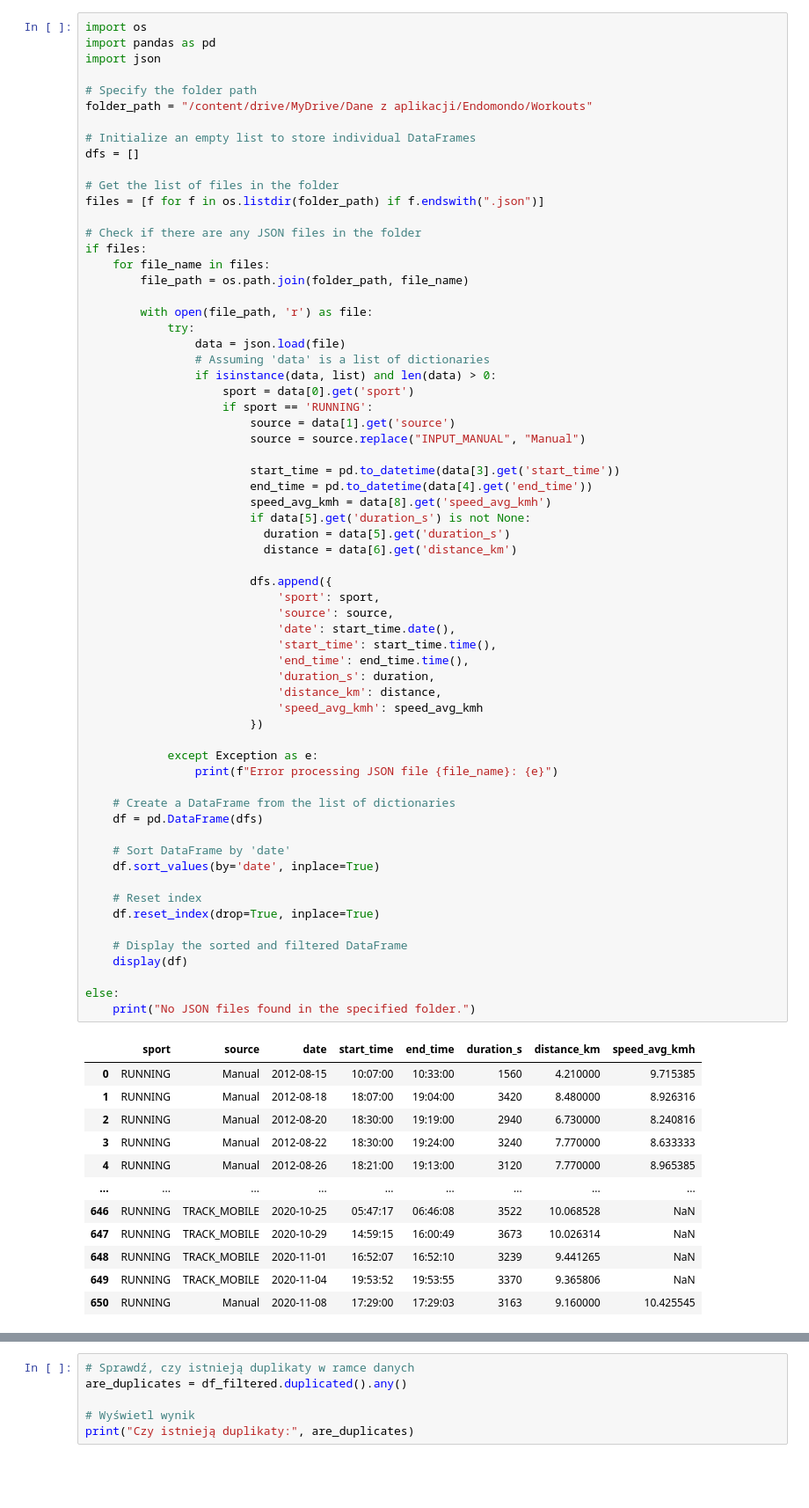
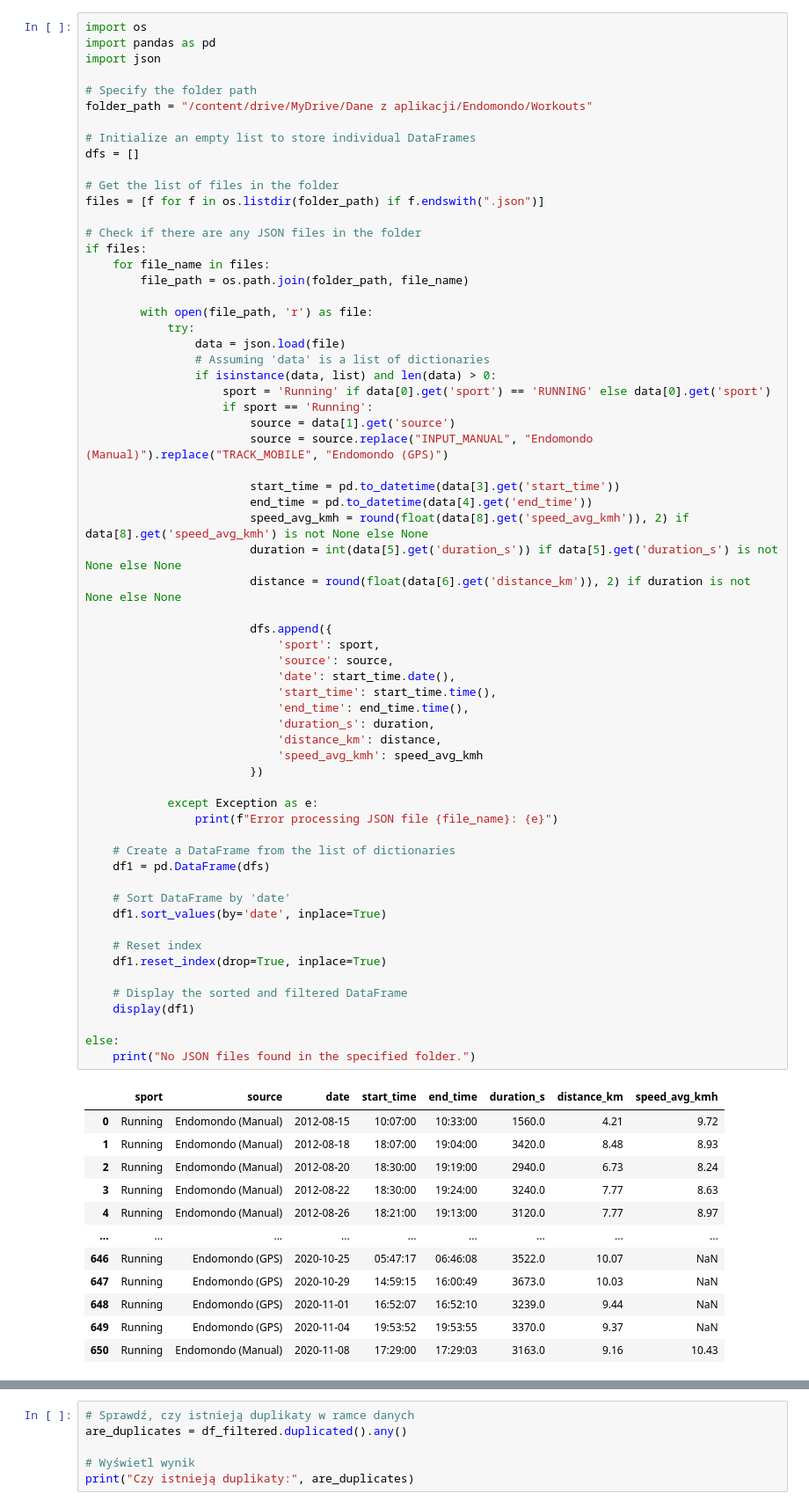
Before and after one commit to slawomirzurek/SQL_Course_2_Solutions, a Jupyter notebook: Workouts2.ipynb, the cells around one changed output, grey strips where cells are left out. Shown: that part at 88% size. Cells and saved outputs as stored; diff of their text form; blank space fills up the shorter version.

```diff
--- a/Workouts2.ipynb
+++ b/Workouts2.ipynb
@@ -24,58 +24,57 @@ if files:
                 data = json.load(file)
                 # Assuming 'data' is a list of dictionaries
                 if isinstance(data, list) and len(data) > 0:
-                    sport = data[0].get('sport')
-                    if sport == 'RUNNING':
+                    sport = 'Running' if data[0].get('sport') == 'RUNNING' else data[0].get('sport')
+                    if sport == 'Running':
                         source = data[1].get('source')
-                        source = source.replace("INPUT_MANUAL", "Manual")
+                        source = source.replace("INPUT_MANUAL", "Endomondo (Manual)").replace("TRACK_MOBILE", "Endomondo (GPS)")
 
                         start_time = pd.to_datetime(data[3].get('start_time'))
                         end_time = pd.to_datetime(data[4].get('end_time'))
-                        speed_avg_kmh = data[8].get('speed_avg_kmh')
-                        if data[5].get('duration_s') is not None:
-                          duration = data[5].get('duration_s')
-                          distance = data[6].get('distance_km')
+                        speed_avg_kmh = round(float(data[8].get('speed_avg_kmh')), 2) if data[8].get('speed_avg_kmh') is not None else None
+                        duration = int(data[5].get('duration_s')) if data[5].get('duration_s') is not None else None
+                        distance = round(float(data[6].get('distance_km')), 2) if duration is not None else None
 
                         dfs.append({
                             'sport': sport,
                             'source': source,
                             'date': start_time.date(),
                             'start_time': start_time.time(),
                             'end_time': end_time.time(),
                             'duration_s': duration,
                             'distance_km': distance,
                             'speed_avg_kmh': speed_avg_kmh
                         })
 
             except Exception as e:
                 print(f"Error processing JSON file {file_name}: {e}")
 
     # Create a DataFrame from the list of dictionaries
-    df = pd.DataFrame(dfs)
+    df1 = pd.DataFrame(dfs)
 
     # Sort DataFrame by 'date'
-    df.sort_values(by='date', inplace=True)
+    df1.sort_values(by='date', inplace=True)
 
     # Reset index
-    df.reset_index(drop=True, inplace=True)
+    df1.reset_index(drop=True, inplace=True)
 
     # Display the sorted and filtered DataFrame
-    display(df)
+    display(df1)
 
 else:
     print("No JSON files found in the specified folder.")
 # %% [output]
 |  | sport | source | date | start_time | end_time | duration_s | distance_km | speed_avg_kmh |
-| 0 | RUNNING | Manual | 2012-08-15 | 10:07:00 | 10:33:00 | 1560 | 4.210000 | 9.715385 |
-| 1 | RUNNING | Manual | 2012-08-18 | 18:07:00 | 19:04:00 | 3420 | 8.480000 | 8.926316 |
-| 2 | RUNNING | Manual | 2012-08-20 | 18:30:00 | 19:19:00 | 2940 | 6.730000 | 8.240816 |
-| 3 | RUNNING | Manual | 2012-08-22 | 18:30:00 | 19:24:00 | 3240 | 7.770000 | 8.633333 |
-| 4 | RUNNING | Manual | 2012-08-26 | 18:21:00 | 19:13:00 | 3120 | 7.770000 | 8.965385 |
+| 0 | Running | Endomondo (Manual) | 2012-08-15 | 10:07:00 | 10:33:00 | 1560.0 | 4.21 | 9.72 |
+| 1 | Running | Endomondo (Manual) | 2012-08-18 | 18:07:00 | 19:04:00 | 3420.0 | 8.48 | 8.93 |
+| 2 | Running | Endomondo (Manual) | 2012-08-20 | 18:30:00 | 19:19:00 | 2940.0 | 6.73 | 8.24 |
+| 3 | Running | Endomondo (Manual) | 2012-08-22 | 18:30:00 | 19:24:00 | 3240.0 | 7.77 | 8.63 |
+| 4 | Running | Endomondo (Manual) | 2012-08-26 | 18:21:00 | 19:13:00 | 3120.0 | 7.77 | 8.97 |
 | ... | ... | ... | ... | ... | ... | ... | ... | ... |
-| 646 | RUNNING | TRACK_MOBILE | 2020-10-25 | 05:47:17 | 06:46:08 | 3522 | 10.068528 | NaN |
-| 647 | RUNNING | TRACK_MOBILE | 2020-10-29 | 14:59:15 | 16:00:49 | 3673 | 10.026314 | NaN |
-| 648 | RUNNING | TRACK_MOBILE | 2020-11-01 | 16:52:07 | 16:52:10 | 3239 | 9.441265 | NaN |
-| 649 | RUNNING | TRACK_MOBILE | 2020-11-04 | 19:53:52 | 19:53:55 | 3370 | 9.365806 | NaN |
-| 650 | RUNNING | Manual | 2020-11-08 | 17:29:00 | 17:29:03 | 3163 | 9.160000 | 10.425545 |
+| 646 | Running | Endomondo (GPS) | 2020-10-25 | 05:47:17 | 06:46:08 | 3522.0 | 10.07 | NaN |
+| 647 | Running | Endomondo (GPS) | 2020-10-29 | 14:59:15 | 16:00:49 | 3673.0 | 10.03 | NaN |
+| 648 | Running | Endomondo (GPS) | 2020-11-01 | 16:52:07 | 16:52:10 | 3239.0 | 9.44 | NaN |
+| 649 | Running | Endomondo (GPS) | 2020-11-04 | 19:53:52 | 19:53:55 | 3370.0 | 9.37 | NaN |
+| 650 | Running | Endomondo (Manual) | 2020-11-08 | 17:29:00 | 17:29:03 | 3163.0 | 9.16 | 10.43 |
 651 rows × 8 columns
 # %%
```
Also changed, not shown: parts of 3 cells of this notebook.
